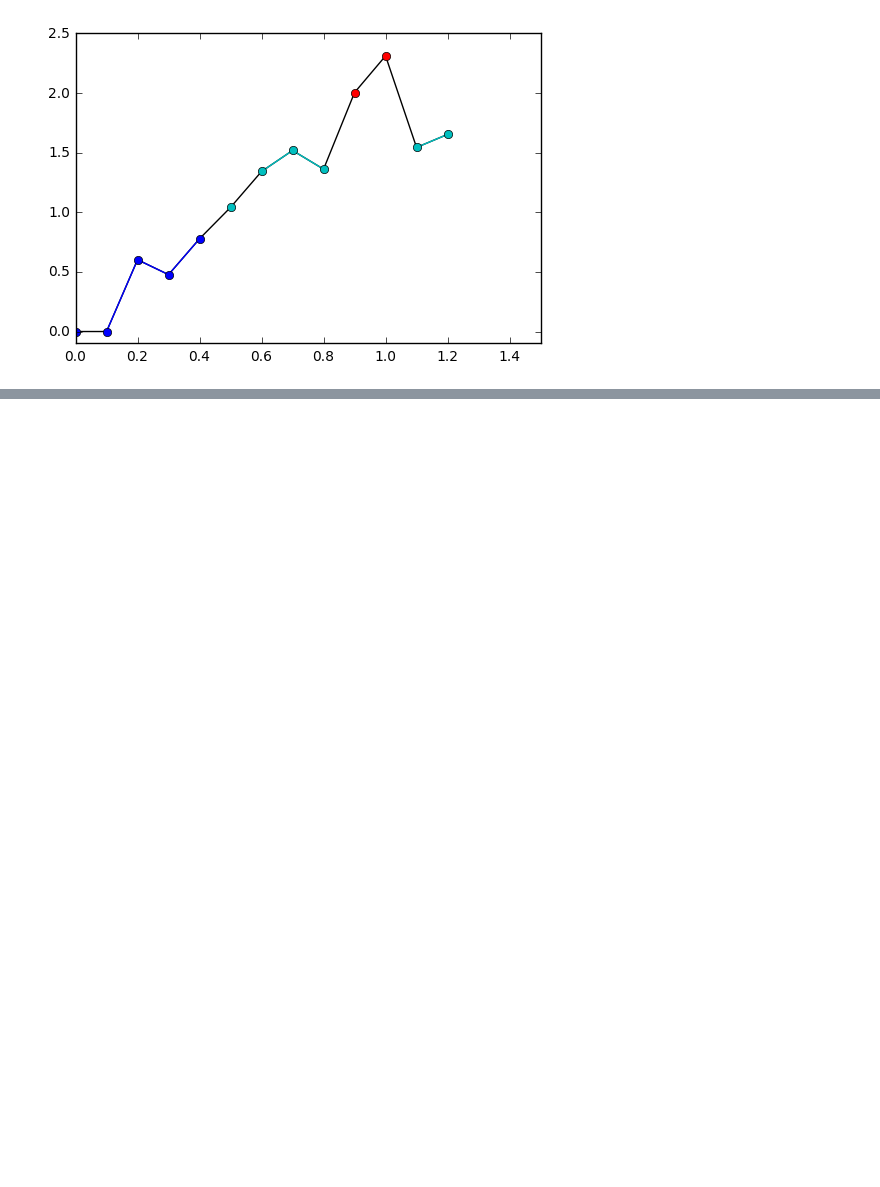
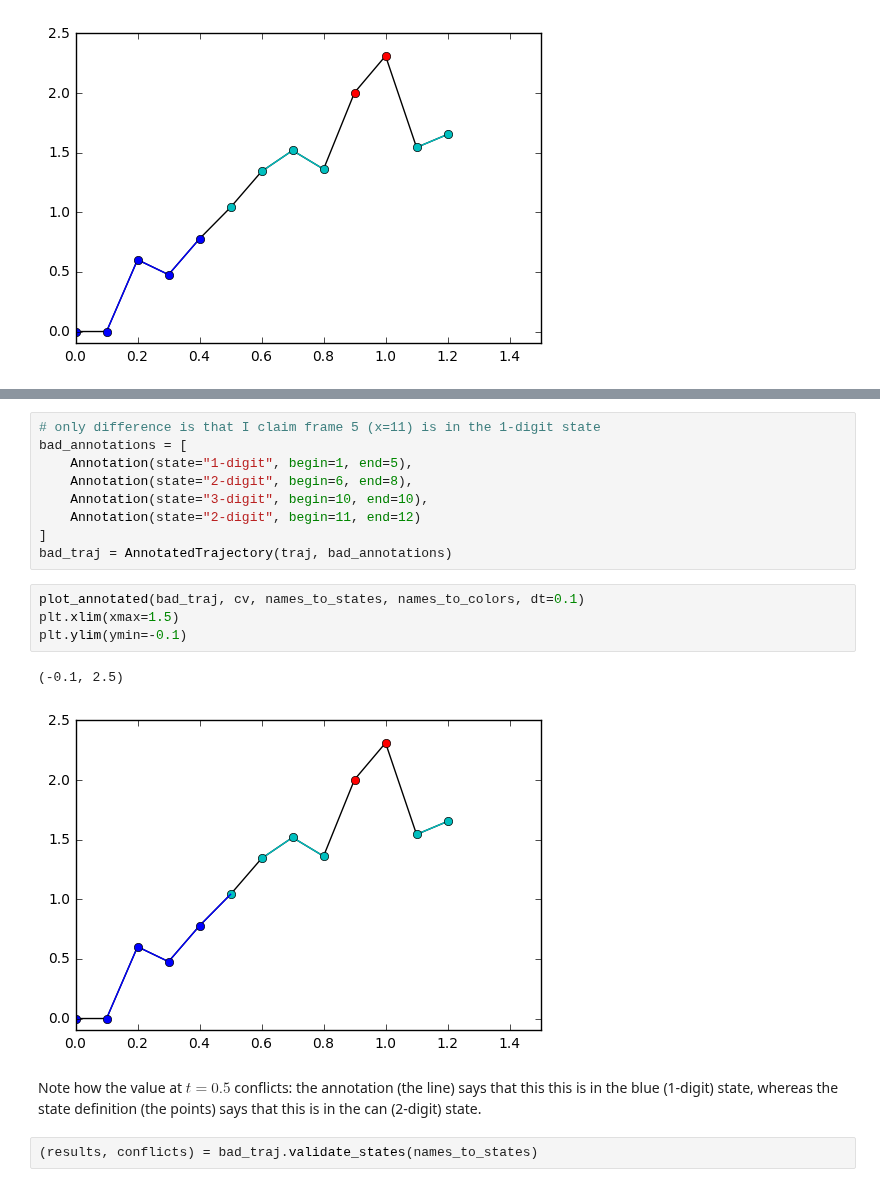
Before and after one commit to dwhswenson/annotated_trajectories, a Jupyter notebook: examples/annotation_example.ipynb, the cells around one changed output, grey strips where cells are left out. Cells and saved outputs as stored; diff of their text form; blank space fills up the shorter version.

Commit message:
Add further example on checking for conflicts

```diff
--- a/examples/annotation_example.ipynb
+++ b/examples/annotation_example.ipynb
@@ -82,0 +89,20 @@ plt.ylim(ymin=-0.1)
+# %%
+# only difference is that I claim frame 5 (x=11) is in the 1-digit state
+bad_annotations = [
+    Annotation(state="1-digit", begin=1, end=5),
+    Annotation(state="2-digit", begin=6, end=8),
+    Annotation(state="3-digit", begin=10, end=10),
+    Annotation(state="2-digit", begin=11, end=12)
+]
+bad_traj = AnnotatedTrajectory(traj, bad_annotations)
+# %%
+plot_annotated(bad_traj, cv, names_to_states, names_to_colors, dt=0.1)
+plt.xlim(xmax=1.5)
+plt.ylim(ymin=-0.1)
+# %% [output]
+(-0.1, 2.5)
+[figure, added]
+# %% [markdown]
+Note how the value at $t=0.5$ conflicts: the annotation (the line) says that this this is in the blue (1-digit) state, whereas the state definition (the points) says that this is in the can (2-digit) state.
+# %%
+(results, conflicts) = bad_traj.validate_states(names_to_states)
```
Also changed, not shown: parts of 11 cells of this notebook, 1 other file.
